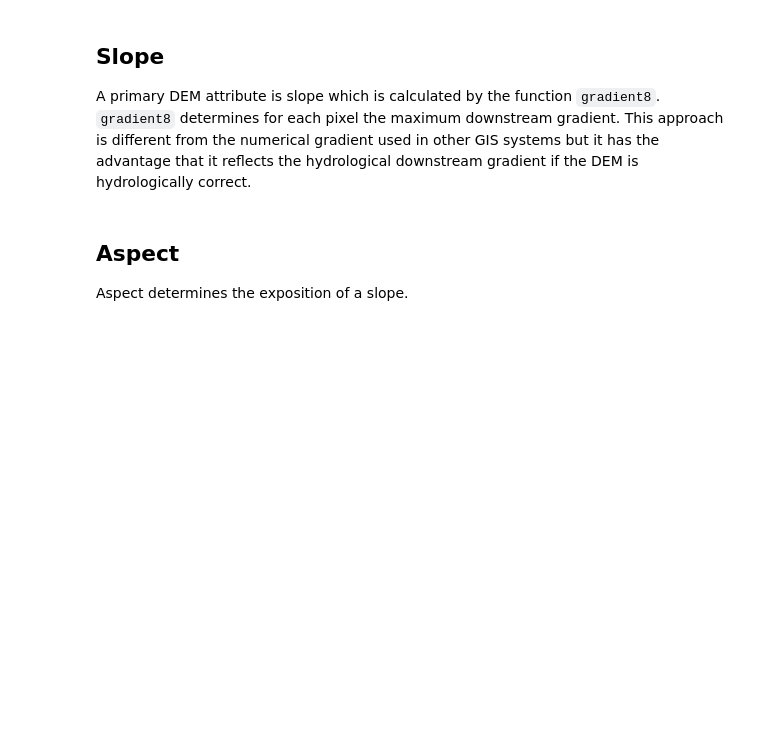
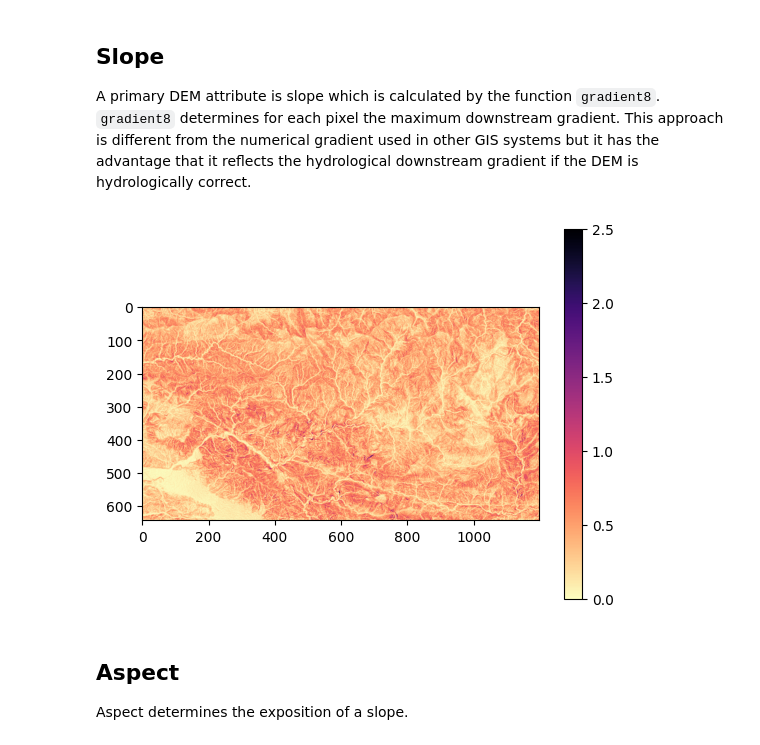
Before and after one commit to TopoToolbox/pytopotoolbox, a Jupyter notebook: docs/tutorial/grid.ipynb, the cells around one changed output. Cells and saved outputs as stored; diff of their text form; code cells hidden in the pictures; blank space fills up the shorter version.

```diff
--- a/docs/tutorial/grid.ipynb
+++ b/docs/tutorial/grid.ipynb
@@ -13,11 +13,13 @@ A primary DEM attribute is slope which is calculated by the function `gradient8`
 # %%
 dem = tt3.load_dem('bigtujunga')
 g = dem.gradient8()
 
 fig0,ax0 = plt.subplots(1,1)
-im0 = g.plot(ax0,cmap='magma')
+im0 = g.plot(ax0,cmap='magma_r')
 plt.colorbar(im0)
 plt.show()
+# %% [output]
+[figure, added]
 # %% [markdown]
 ## Aspect
 
```
Also changed, not shown: parts of 2 cells of this notebook, 1 other file.
